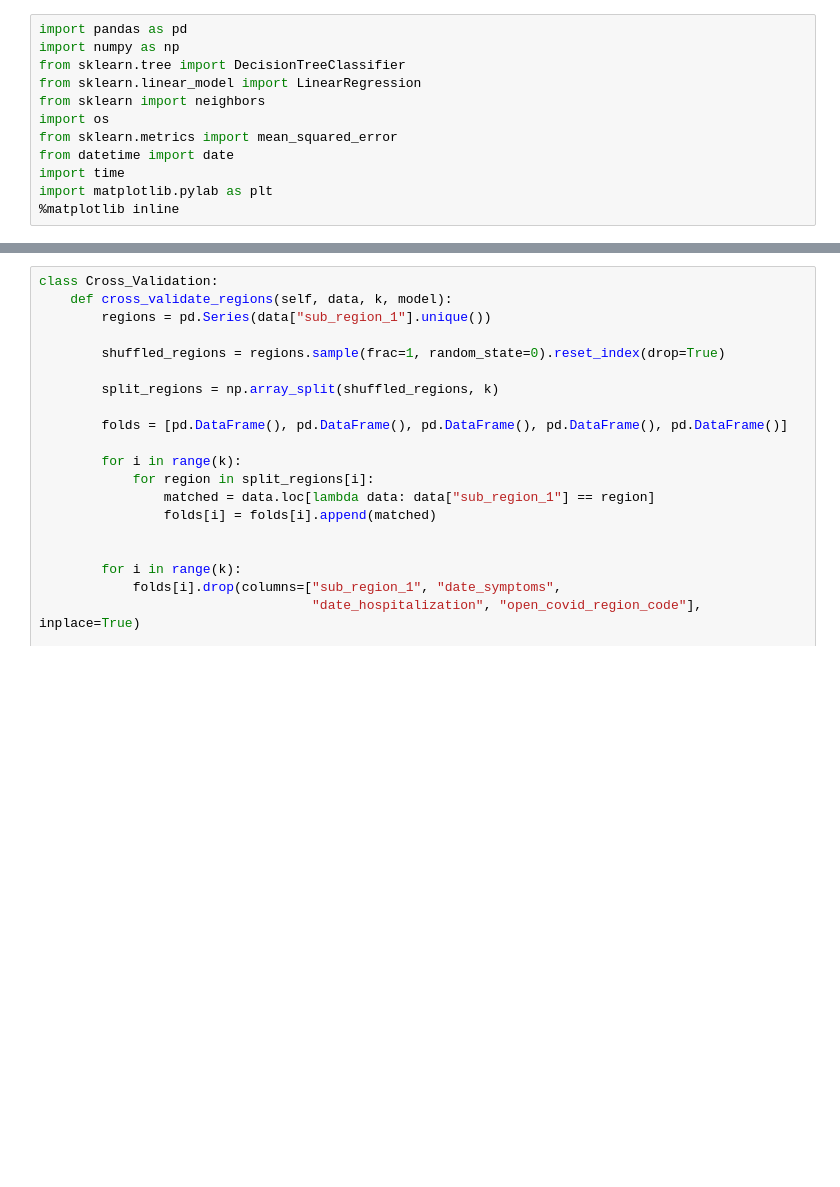
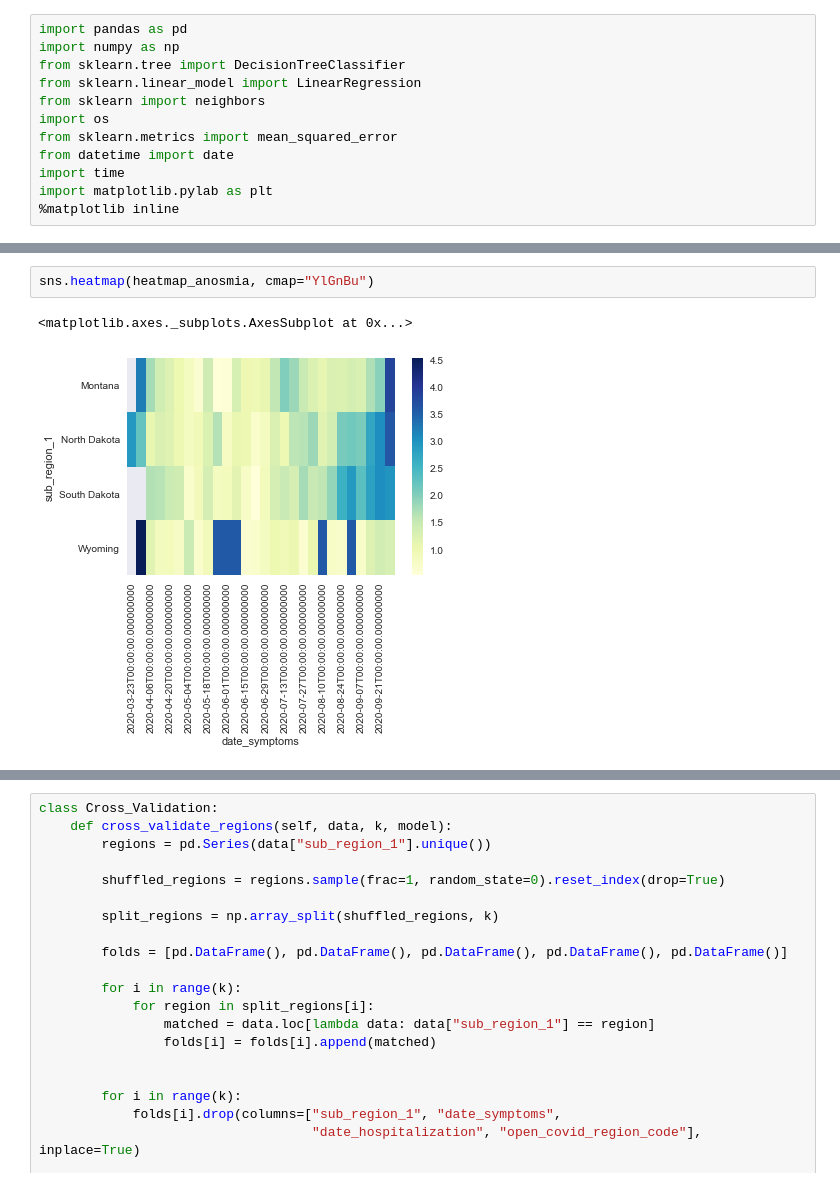
Before and after one commit to brendanmarks/Project1, a Jupyter notebook: Project1.ipynb, the cells around one changed output, grey strips where cells are left out. Cells and saved outputs as stored; diff of their text form; blank space fills up the shorter version.

```diff
--- a/Project1.ipynb
+++ b/Project1.ipynb
@@ -198,0 +244,5 @@ dl = DataLoader()
+# %%
+sns.heatmap(heatmap_anosmia, cmap="YlGnBu")
+# %% [output]
+<matplotlib.axes._subplots.AxesSubplot at 0x...>
+[figure, added]
```
Also changed, not shown: parts of 11 cells of this notebook.
